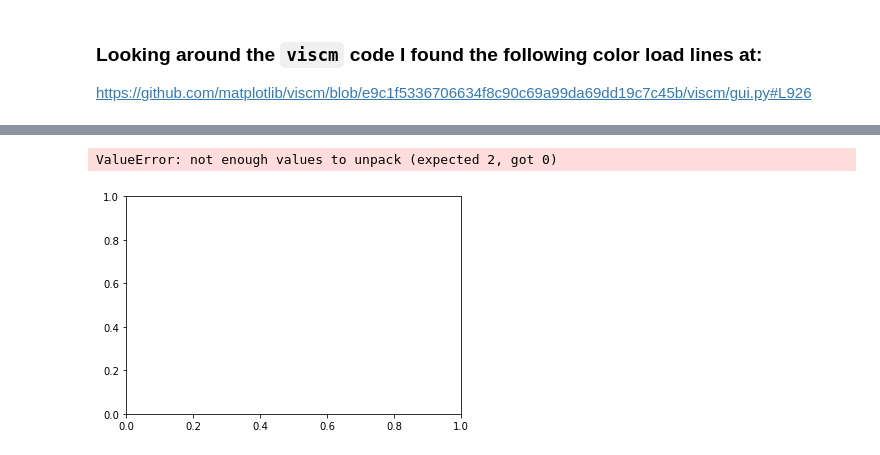
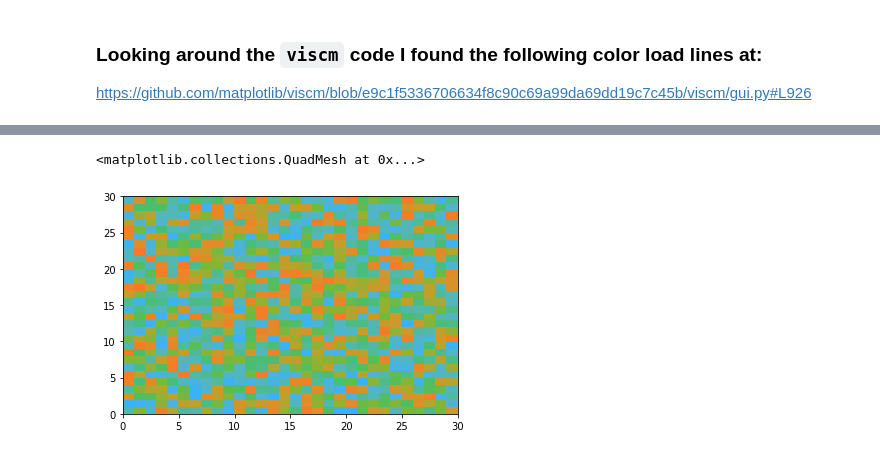
Before and after one commit to kaedonkers/colormaps, a Jupyter notebook: load_colormap.ipynb, the cells around one changed output, grey strips where cells are left out. Saved outputs shown, nothing was run; the diff lists cells and outputs as text; code cells hidden in the pictures.

```diff
--- a/load_colormap.ipynb
+++ b/load_colormap.ipynb
@@ -36,5 +14,5 @@ Type:      function
 # %%
 import numpy as np
 # %%
-data = np.random.rand(30,30)
+randa = np.random.rand(30,30)
 # %%
@@ -49,18 +32,8 @@ https://github.com/matplotlib/viscm/blob/e9c1f5336706634f8c90c69a99da69dd19c7c45
 fname = "bgr_mono_70.jscm"
 with open(fname) as f:
     data = json.loads(f.read())
-#     name = data["name"]
     name = fname.split(".")[0]
     colors = data["colors"]
-    colors = [colors[i:i + 6] for i in range(0, len(colors), 6)]
-    colors = [[int(c[2 * i:2 * i + 2], 16) / 255 for i in range(3)] for c in colors]
-    cmap = mpl.colors.ListedColormap(colors, name)
-    cmap_seg = mpl.colors.LinearSegmentedColormap(colors, name)
-#     if "extensions" in data and "https://matplotlib.org/viscm" in data["extensions"]:
-#         self.can_edit = True
-#         self.params = {k:v for k,v in data["extensions"]["https://matplotlib.org/viscm"].items()
-#                 if k in {"xp", "yp", "min_Jp", "max_Jp", "fixed", "filter_k", "uniform_space"}}
-#         self.params["name"] = self.name
-#         self.cmtype = data["extensions"]["https://matplotlib.org/viscm"]["cmtype"]
-#         self.method = data["extensions"]["https://matplotlib.org/viscm"]["spline_method"]
-#         self.uniform_space = data["extensions"]["https://matplotlib.org/viscm"]["uniform_colorspace"]
+    colors = [colors[i:i+6] for i in range(0, len(colors), 6)]
+    colors = [[int(c[2*i:2*i+2], 16) / 255 for i in range(3)] for c in colors]
+    col = mpl.colors.ListedColormap(colors, name)
@@ -67,5 +45,5 @@ with open(fname) as f:
 # %%
-plt.pcolormesh(data, cmap=cmap_seg)
+plt.pcolormesh(randa, cmap=col)
 # %% [output]
-ValueError: not enough values to unpack (expected 2, got 0)
+<matplotlib.collections.QuadMesh at 0x...>
-[figure, old version]
+[figure, new version]
```
Also changed, not shown: parts of 10 cells of this notebook.
